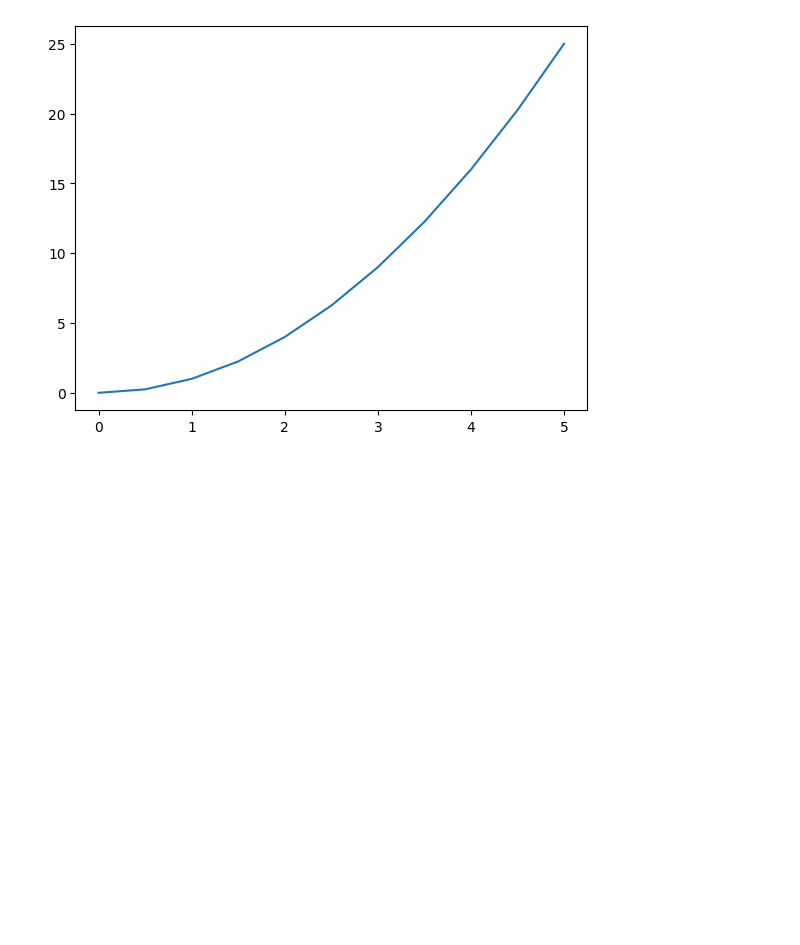
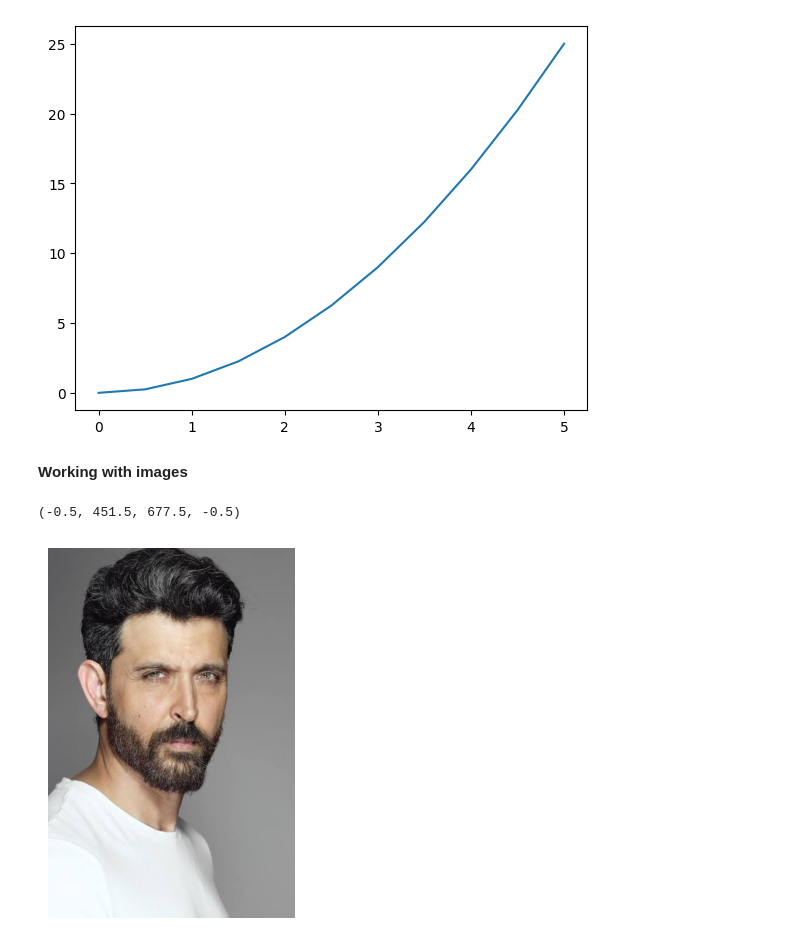
Before and after one commit to VisheshKamble/ML-Learnings, a Jupyter notebook: Matplotlib/matplotlib.ipynb, the cells around one changed output. Saved outputs shown, nothing was run; the diff lists cells and outputs as text; code cells hidden in the pictures; blank space fills up the shorter version.

Commit message:
working with images

```diff
--- a/Matplotlib/matplotlib.ipynb
+++ b/Matplotlib/matplotlib.ipynb
@@ -107,3 +107,13 @@ ax.plot(x , y)
 fig.savefig("myplot.png")
 # %% [output]
 [figure]
+# %% [markdown]
+**Working with images**
+# %%
+import matplotlib.image as mpimg
+img = mpimg.imread("images.jpeg")
+plt.imshow(img)
+plt.axis("off")
+# %% [output]
+(-0.5, 451.5, 677.5, -0.5)
+[figure, added]
```
Also changed, not shown: parts of 1 cell of this notebook, 1 other file.
